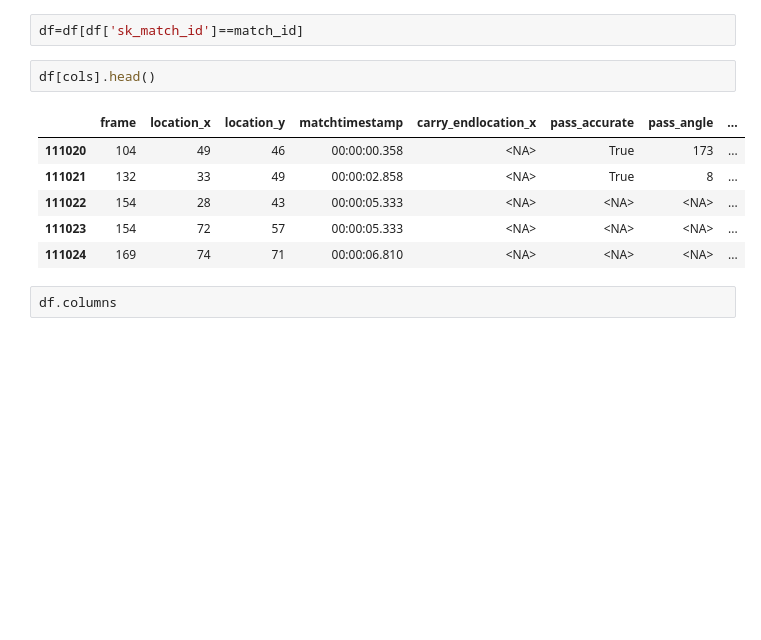
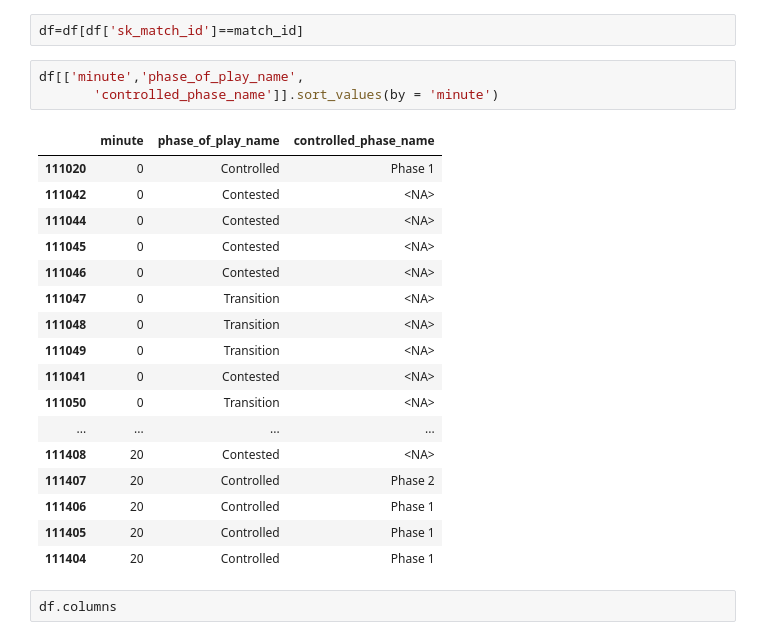
Before and after one commit to lorihe/ASI, a Jupyter notebook: Untitled.ipynb, the cells around one changed output. Cells and saved outputs as stored; diff of their text form; blank space fills up the shorter version.

```diff
--- a/Untitled.ipynb
+++ b/Untitled.ipynb
@@ -275,14 +272,26 @@ df = pd.read_parquet(file_path)
 # %%
 df=df[df['sk_match_id']==match_id]
 # %%
-df[cols].head()
+df[['minute','phase_of_play_name',
+       'controlled_phase_name']].sort_values(by = 'minute')
 # %% [output]
-|  | frame | location_x | location_y | matchtimestamp | carry_endlocation_x | pass_accurate | pass_angle | ... |
-| 111020 | 104 | 49 | 46 | 00:00:00.358 | <NA> | True | 173 | ... |
-| 111021 | 132 | 33 | 49 | 00:00:02.858 | <NA> | True | 8 | ... |
-| 111022 | 154 | 28 | 43 | 00:00:05.333 | <NA> | <NA> | <NA> | ... |
-| 111023 | 154 | 72 | 57 | 00:00:05.333 | <NA> | <NA> | <NA> | ... |
-| 111024 | 169 | 74 | 71 | 00:00:06.810 | <NA> | <NA> | <NA> | ... |
+|  | minute | phase_of_play_name | controlled_phase_name |
+| 111020 | 0 | Controlled | Phase 1 |
+| 111042 | 0 | Contested | <NA> |
+| 111044 | 0 | Contested | <NA> |
+| 111045 | 0 | Contested | <NA> |
+| 111046 | 0 | Contested | <NA> |
+| 111047 | 0 | Transition | <NA> |
+| 111048 | 0 | Transition | <NA> |
+| 111049 | 0 | Transition | <NA> |
+| 111041 | 0 | Contested | <NA> |
+| 111050 | 0 | Transition | <NA> |
+| ... | ... | ... | ... |
+| 111408 | 20 | Contested | <NA> |
+| 111407 | 20 | Controlled | Phase 2 |
+| 111406 | 20 | Controlled | Phase 1 |
+| 111405 | 20 | Controlled | Phase 1 |
+| 111404 | 20 | Controlled | Phase 1 |
 # %%
 df.columns
 # %% [output]
```
Also changed, not shown: parts of 1 cell of this notebook, 4 other files.
